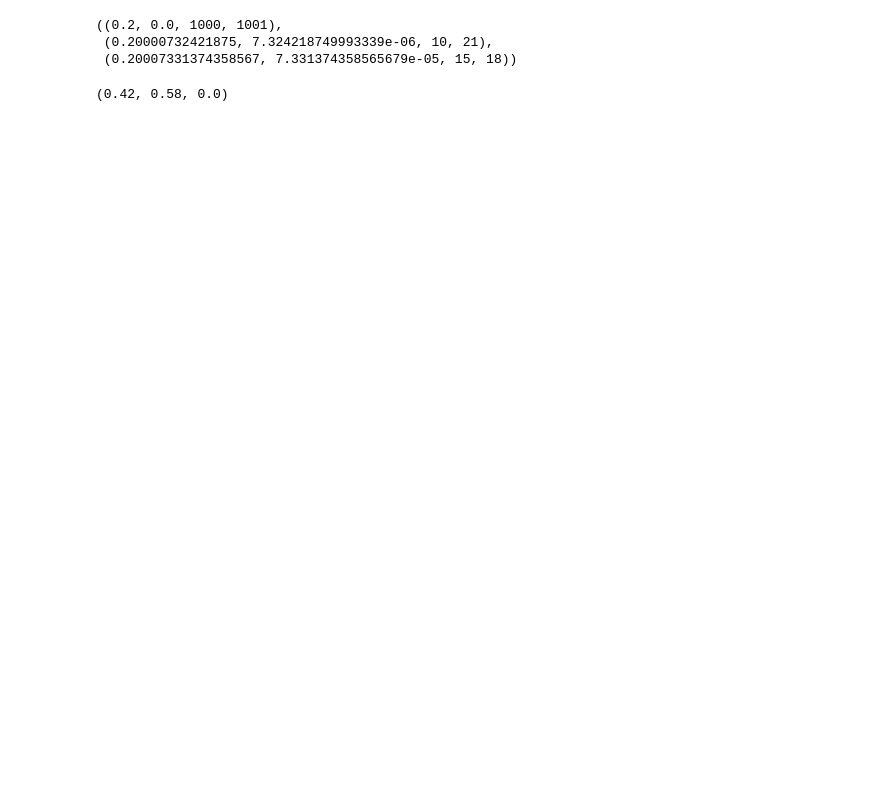
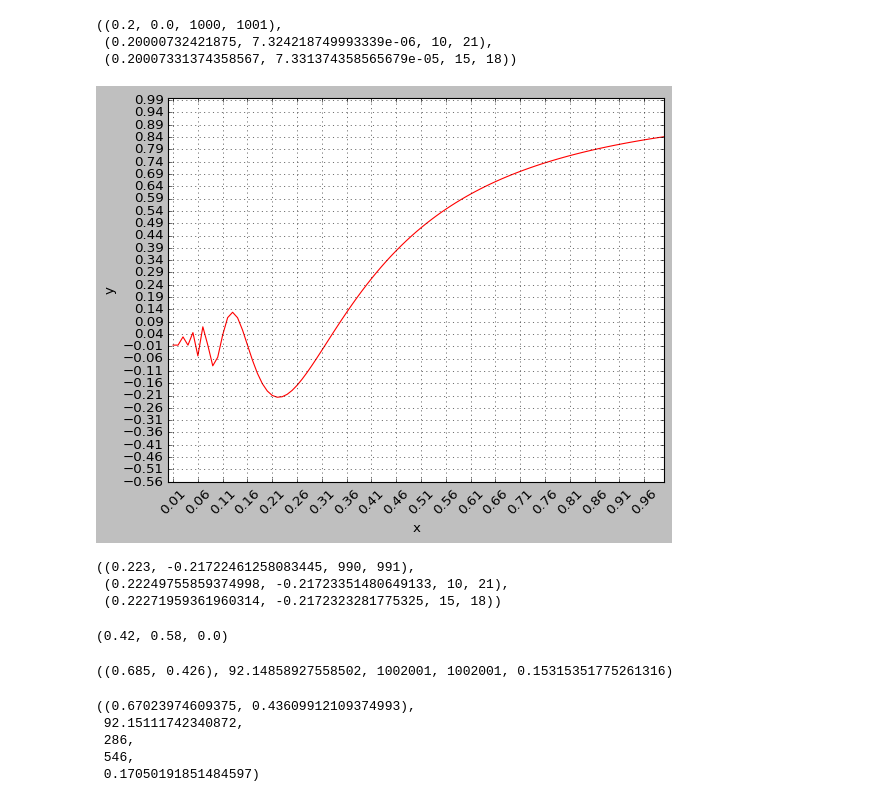
Before and after one commit to dmitry-grigorev/AlgoAnalysisDevelopment, a Jupyter notebook: Task2/Task2notebook.ipynb, the cells around one changed output. Saved outputs shown, nothing was run; the diff lists cells and outputs as text; code cells hidden in the pictures; blank space fills up the shorter version.

```diff
--- a/Task2/Task2notebook.ipynb
+++ b/Task2/Task2notebook.ipynb
@@ -17,6 +55,27 @@ exhaustive_search(f2), dichotomy_method(f2), goldenratio_method(f2)
 ((0.2, 0.0, 1000, 1001),
  (0.20000732421875, 7.324218749993339e-06, 10, 21),
  (0.20007331374358567, 7.331374358565679e-05, 15, 18))
+# %%
+X = np.linspace(segm3[0], segm3[1], 100)
+Y = f3(X)
+
+fig = plt.figure()
+ax = fig.add_subplot(1, 1, 1)
+plt.plot(X, Y, "r")
+plt.xlabel("x")
+plt.ylabel("y")
+plt.xticks(rotation = 45)
+ax.set_xticks(np.arange(segm3[0], segm3[1], 0.05))
+ax.set_yticks(np.arange(-0.56, 1, 0.05))
+ax.grid(True)
+# %% [output]
+[figure, added]
+# %%
+exhaustive_search(f3, left = 1e-2), dichotomy_method(f3, left = 1e-2), goldenratio_method(f3, left = 1e-2)
+# %% [output]
+((0.223, -0.21722461258083445, 990, 991),
+ (0.22249755859374998, -0.21723351480649133, 10, 21),
+ (0.22271959361960314, -0.2172323281775325, 15, 18))
 # %%
 g = lambda x, y: (x-0.42)**2 + (y-0.58)**2
 exhaustive_search2d(g)
@@ -24,0 +96,14 @@ exhaustive_search2d(g)
+# %%
+esans = exhaustive_search2d(cost_function, optpoint=(alpha, beta))
+esans
+# %% [output]
+((0.685, 0.426), 92.14858927558502, 1002001, 1002001, 0.15315351775261316)
+# %%
+cdans = coordinate_descent_method(cost_function, optpoint=(alpha, beta))
+cdans
+# %% [output]
+((0.67023974609375, 0.43609912109374993),
+ 92.15111742340872,
+ 286,
+ 546,
+ 0.17050191851484597)
```
Also changed, not shown: parts of 19 cells of this notebook, 2 other files.
